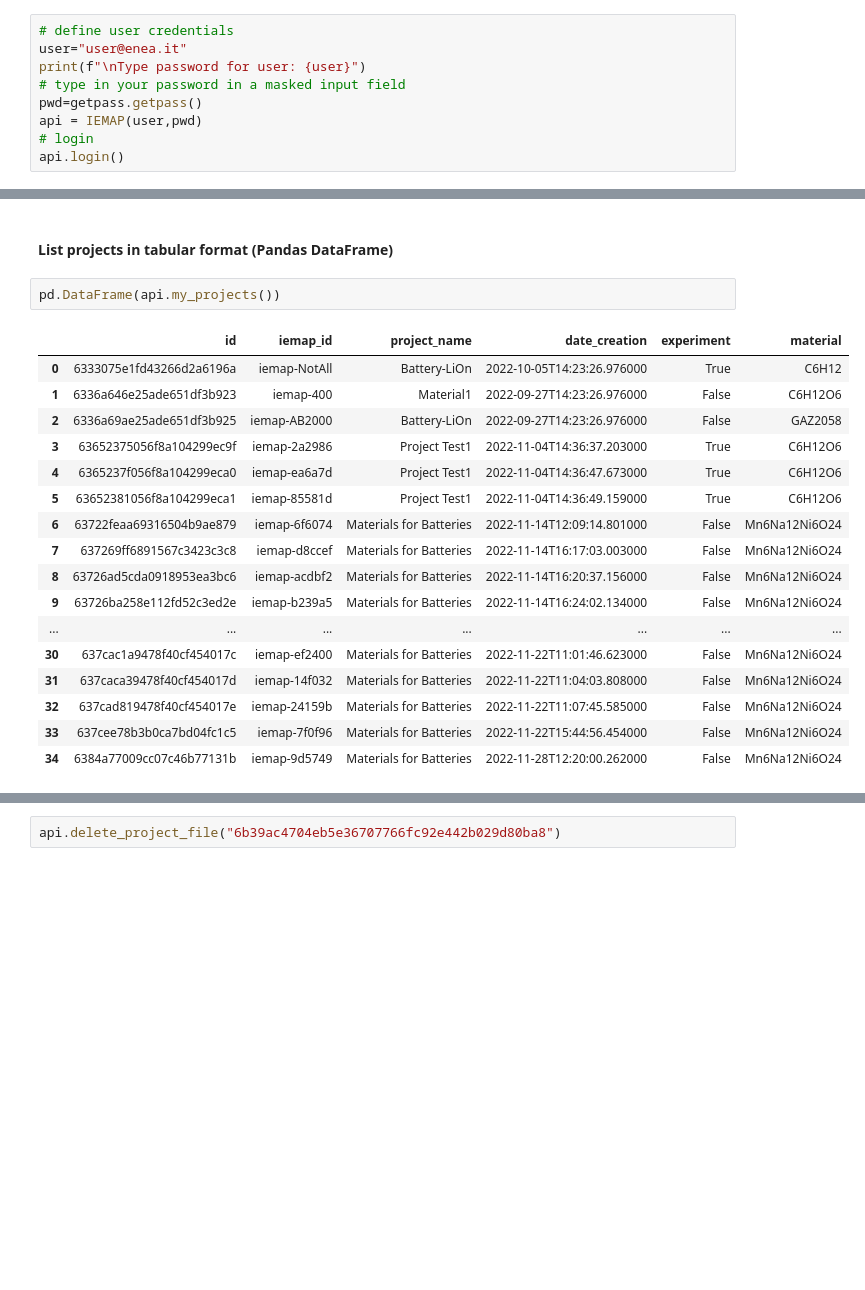
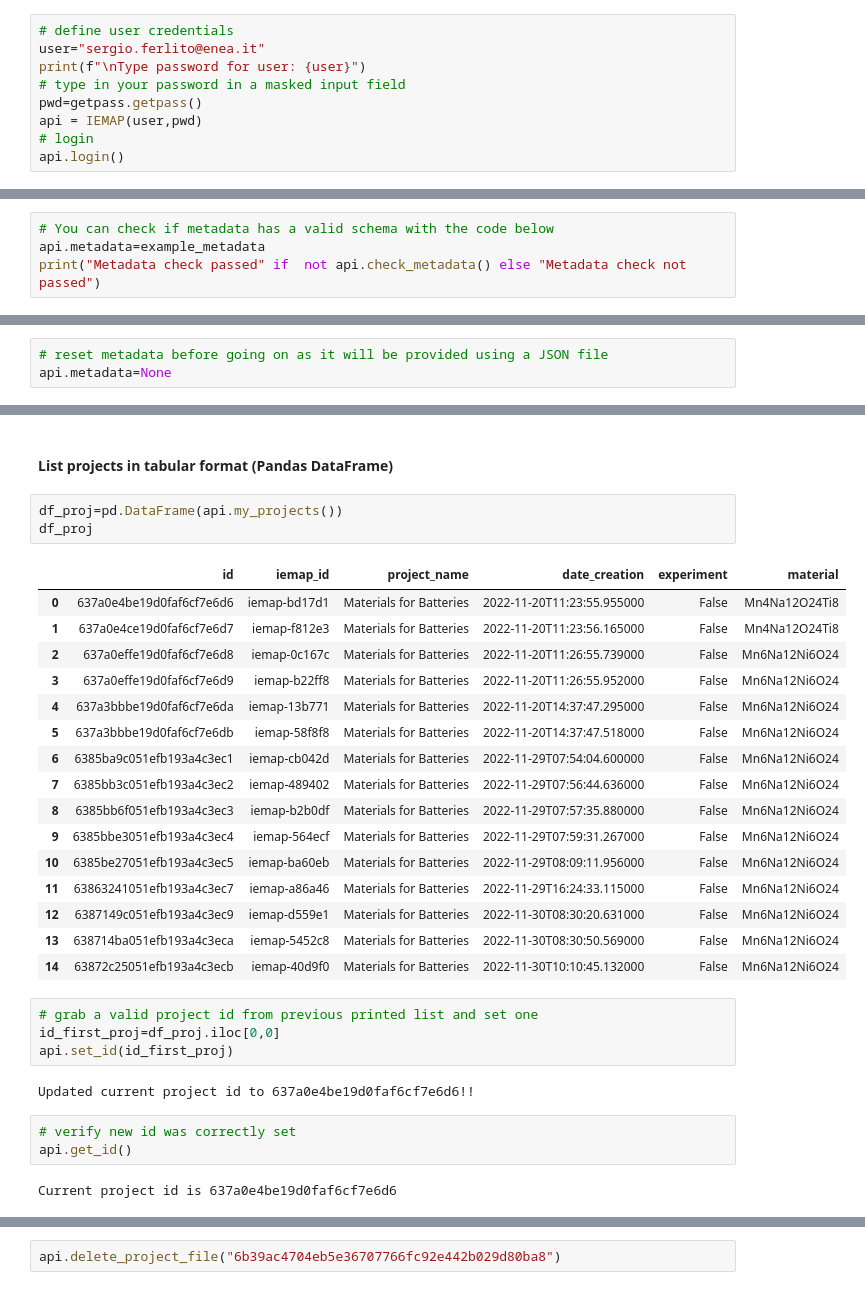
Before and after one commit to ai4mat/iemap-api-docs, a Jupyter notebook: docs/_static/iemap_notebook.ipynb, the cells around one changed output, grey strips where cells are left out. Cells and saved outputs as stored; diff of their text form; blank space fills up the shorter version.

Commit message:
Upload iemap_notebook

```diff
--- a/docs/_static/iemap_notebook.ipynb
+++ b/docs/_static/iemap_notebook.ipynb
@@ -33,7 +36,7 @@ from iemap_api import *
 > **This is a mandatory step**, if you don't have an account yet register [here](https://ai4mat.enea.it/dashboard/).
 # %%
 # define user credentials
-user="user@enea.it"
+user="sergio.ferlito@enea.it"
 print(f"\nType password for user: {user}")
 # type in your password in a masked input field
 pwd=getpass.getpass()
@@ -71,3 +88,7 @@ pprint(example_metadata)
                 {'name': 'fermi_energy', 'value': 7.9347},
                 {'name': 'absolute_magnetization', 'value': 31.71},
                 {'name': 'total_magnetization', 'value': 28.0}]}
+# %%
+# You can check if metadata has a valid schema with the code below
+api.metadata=example_metadata
+print("Metadata check passed" if  not api.check_metadata() else "Metadata check not passed")
@@ -74 +108,4 @@ pprint(example_metadata)
+# %%
+# reset metadata before going on as it will be provided using a JSON file
+api.metadata=None
 # %% [markdown]
@@ -122,23 +159,34 @@ api.my_projects()
 # %% [markdown]
 #### List projects in tabular format (Pandas DataFrame)
 # %%
-pd.DataFrame(api.my_projects())
+df_proj=pd.DataFrame(api.my_projects())
+df_proj
 # %% [output]
 |  | id | iemap_id | project_name | date_creation | experiment | material |
-| 0 | 6333075e1fd43266d2a6196a | iemap-NotAll | Battery-LiOn | 2022-10-05T14:23:26.976000 | True | C6H12 |
-| 1 | 6336a646e25ade651df3b923 | iemap-400 | Material1 | 2022-09-27T14:23:26.976000 | False | C6H12O6 |
-| 2 | 6336a69ae25ade651df3b925 | iemap-AB2000 | Battery-LiOn | 2022-09-27T14:23:26.976000 | False | GAZ2058 |
-| 3 | 63652375056f8a104299ec9f | iemap-2a2986 | Project Test1 | 2022-11-04T14:36:37.203000 | True | C6H12O6 |
-| 4 | 6365237f056f8a104299eca0 | iemap-ea6a7d | Project Test1 | 2022-11-04T14:36:47.673000 | True | C6H12O6 |
-| 5 | 63652381056f8a104299eca1 | iemap-85581d | Project Test1 | 2022-11-04T14:36:49.159000 | True | C6H12O6 |
-| 6 | 63722feaa69316504b9ae879 | iemap-6f6074 | Materials for Batteries | 2022-11-14T12:09:14.801000 | False | Mn6Na12Ni6O24 |
-| 7 | 637269ff6891567c3423c3c8 | iemap-d8ccef | Materials for Batteries | 2022-11-14T16:17:03.003000 | False | Mn6Na12Ni6O24 |
-| 8 | 63726ad5cda0918953ea3bc6 | iemap-acdbf2 | Materials for Batteries | 2022-11-14T16:20:37.156000 | False | Mn6Na12Ni6O24 |
-| 9 | 63726ba258e112fd52c3ed2e | iemap-b239a5 | Materials for Batteries | 2022-11-14T16:24:02.134000 | False | Mn6Na12Ni6O24 |
-| ... | ... | ... | ... | ... | ... | ... |
-| 30 | 637cac1a9478f40cf454017c | iemap-ef2400 | Materials for Batteries | 2022-11-22T11:01:46.623000 | False | Mn6Na12Ni6O24 |
-| 31 | 637caca39478f40cf454017d | iemap-14f032 | Materials for Batteries | 2022-11-22T11:04:03.808000 | False | Mn6Na12Ni6O24 |
-| 32 | 637cad819478f40cf454017e | iemap-24159b | Materials for Batteries | 2022-11-22T11:07:45.585000 | False | Mn6Na12Ni6O24 |
-| 33 | 637cee78b3b0ca7bd04fc1c5 | iemap-7f0f96 | Materials for Batteries | 2022-11-22T15:44:56.454000 | False | Mn6Na12Ni6O24 |
-| 34 | 6384a77009cc07c46b77131b | iemap-9d5749 | Materials for Batteries | 2022-11-28T12:20:00.262000 | False | Mn6Na12Ni6O24 |
+| 0 | 637a0e4be19d0faf6cf7e6d6 | iemap-bd17d1 | Materials for Batteries | 2022-11-20T11:23:55.955000 | False | Mn4Na12O24Ti8 |
+| 1 | 637a0e4ce19d0faf6cf7e6d7 | iemap-f812e3 | Materials for Batteries | 2022-11-20T11:23:56.165000 | False | Mn4Na12O24Ti8 |
+| 2 | 637a0effe19d0faf6cf7e6d8 | iemap-0c167c | Materials for Batteries | 2022-11-20T11:26:55.739000 | False | Mn6Na12Ni6O24 |
+| 3 | 637a0effe19d0faf6cf7e6d9 | iemap-b22ff8 | Materials for Batteries | 2022-11-20T11:26:55.952000 | False | Mn6Na12Ni6O24 |
+| 4 | 637a3bbbe19d0faf6cf7e6da | iemap-13b771 | Materials for Batteries | 2022-11-20T14:37:47.295000 | False | Mn6Na12Ni6O24 |
+| 5 | 637a3bbbe19d0faf6cf7e6db | iemap-58f8f8 | Materials for Batteries | 2022-11-20T14:37:47.518000 | False | Mn6Na12Ni6O24 |
+| 6 | 6385ba9c051efb193a4c3ec1 | iemap-cb042d | Materials for Batteries | 2022-11-29T07:54:04.600000 | False | Mn6Na12Ni6O24 |
+| 7 | 6385bb3c051efb193a4c3ec2 | iemap-489402 | Materials for Batteries | 2022-11-29T07:56:44.636000 | False | Mn6Na12Ni6O24 |
+| 8 | 6385bb6f051efb193a4c3ec3 | iemap-b2b0df | Materials for Batteries | 2022-11-29T07:57:35.880000 | False | Mn6Na12Ni6O24 |
+| 9 | 6385bbe3051efb193a4c3ec4 | iemap-564ecf | Materials for Batteries | 2022-11-29T07:59:31.267000 | False | Mn6Na12Ni6O24 |
+| 10 | 6385be27051efb193a4c3ec5 | iemap-ba60eb | Materials for Batteries | 2022-11-29T08:09:11.956000 | False | Mn6Na12Ni6O24 |
+| 11 | 63863241051efb193a4c3ec7 | iemap-a86a46 | Materials for Batteries | 2022-11-29T16:24:33.115000 | False | Mn6Na12Ni6O24 |
+| 12 | 6387149c051efb193a4c3ec9 | iemap-d559e1 | Materials for Batteries | 2022-11-30T08:30:20.631000 | False | Mn6Na12Ni6O24 |
+| 13 | 638714ba051efb193a4c3eca | iemap-5452c8 | Materials for Batteries | 2022-11-30T08:30:50.569000 | False | Mn6Na12Ni6O24 |
+| 14 | 63872c25051efb193a4c3ecb | iemap-40d9f0 | Materials for Batteries | 2022-11-30T10:10:45.132000 | False | Mn6Na12Ni6O24 |
+# %%
+# grab a valid project id from previous printed list and set one
+id_first_proj=df_proj.iloc[0,0]
+api.set_id(id_first_proj)
+# %% [output]
+Updated current project id to 637a0e4be19d0faf6cf7e6d6!!
+# %%
+# verify new id was correctly set
+api.get_id()
+# %% [output]
+Current project id is 637a0e4be19d0faf6cf7e6d6
 # %% [markdown]
```
Also changed, not shown: parts of 37 cells of this notebook, 1 other file.
